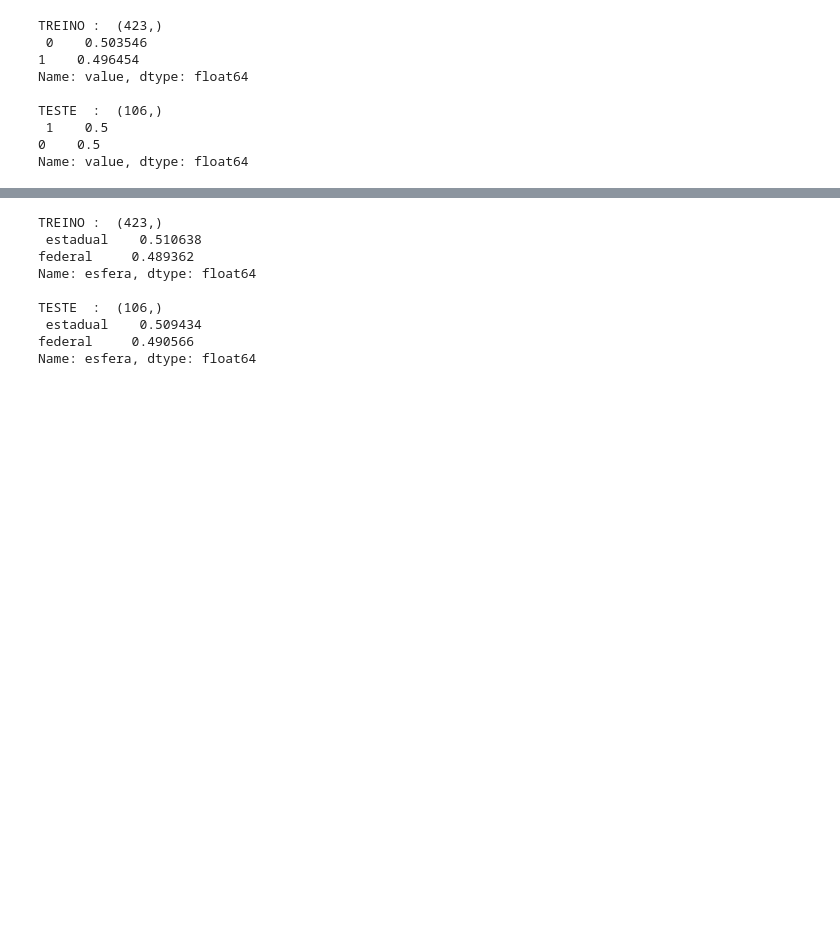
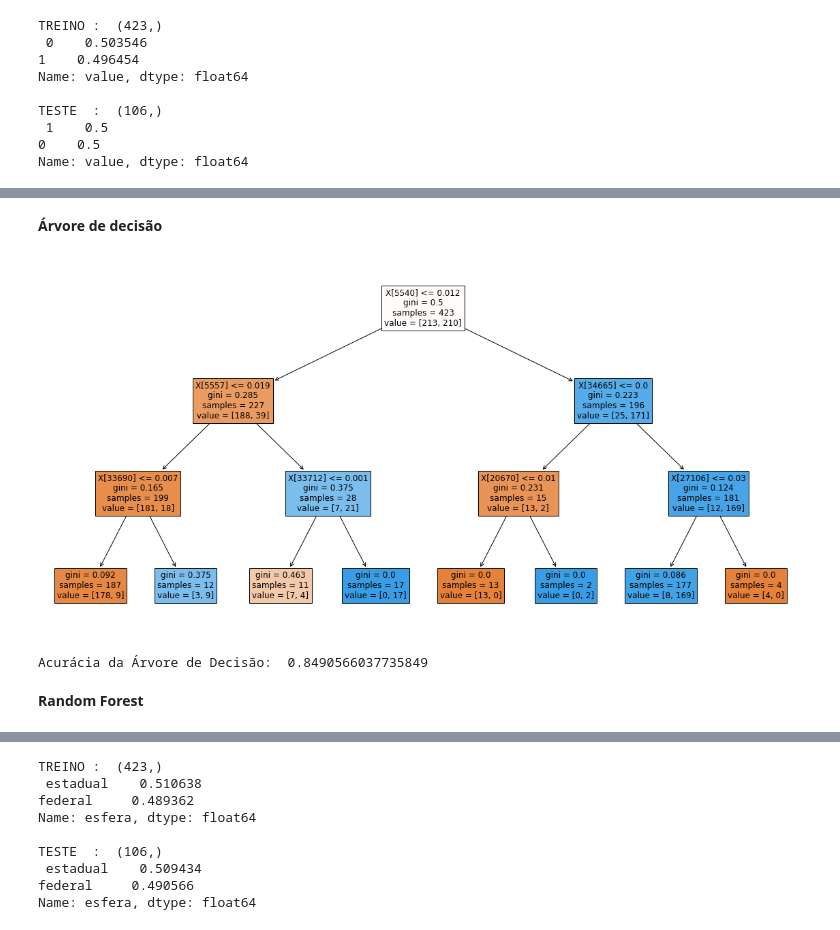
Before and after one commit to leoexcelsus/siglla_phase2, a Jupyter notebook: siglla.ipynb, the cells around one changed output, grey strips where cells are left out. Cells and saved outputs as stored; diff of their text form; code cells hidden in the pictures; blank space fills up the shorter version.

```diff
--- a/siglla.ipynb
+++ b/siglla.ipynb
@@ -447 +489,3 @@ X_test.loc[(predicted == 0) & (y_test == 1)]
 Name: text, dtype: object
+# %% [markdown]
+**Árvore de decisão**
@@ -447,0 +495,17 @@ Name: text, dtype: object
+# %%
+clf = DecisionTreeClassifier(max_depth=3)
+clf.fit(tfidf_vector, y_train)
+clf.score(tfidf_vector, y_train)
+plt.figure(figsize=(20,10))
+plot_tree(clf, filled=True, fontsize=12)
+plt.show()
+# %% [output]
+[figure, added]
+# %%
+y_pred = clf.predict(tfidf_vector2)
+accuracy = accuracy_score(y_pred, y_test)
+print("Acurácia da Árvore de Decisão: ", accuracy)
+# %% [output]
+Acurácia da Árvore de Decisão:  0.8490566037735849
+# %% [markdown]
+**Random Forest**
```
Also changed, not shown: parts of 70 cells of this notebook.
